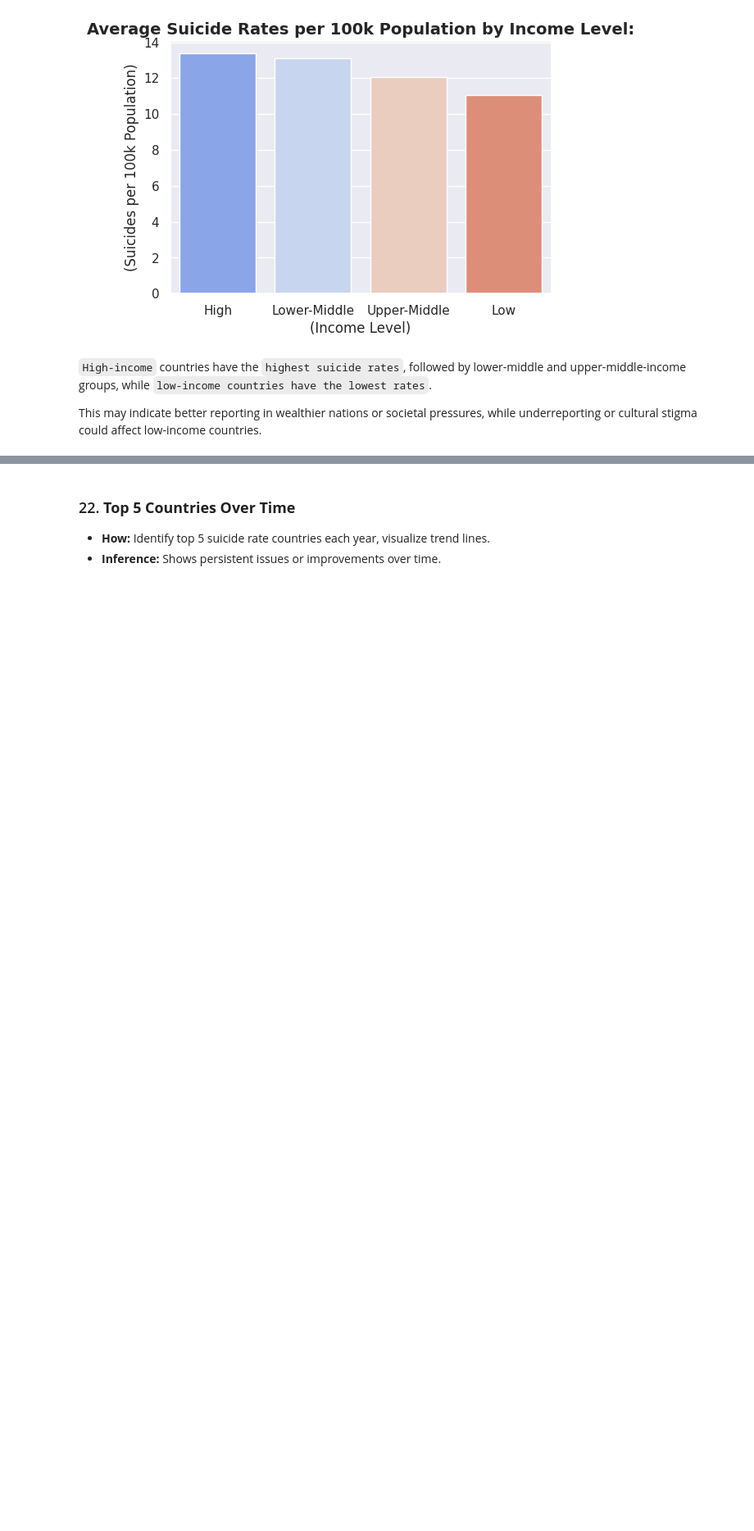
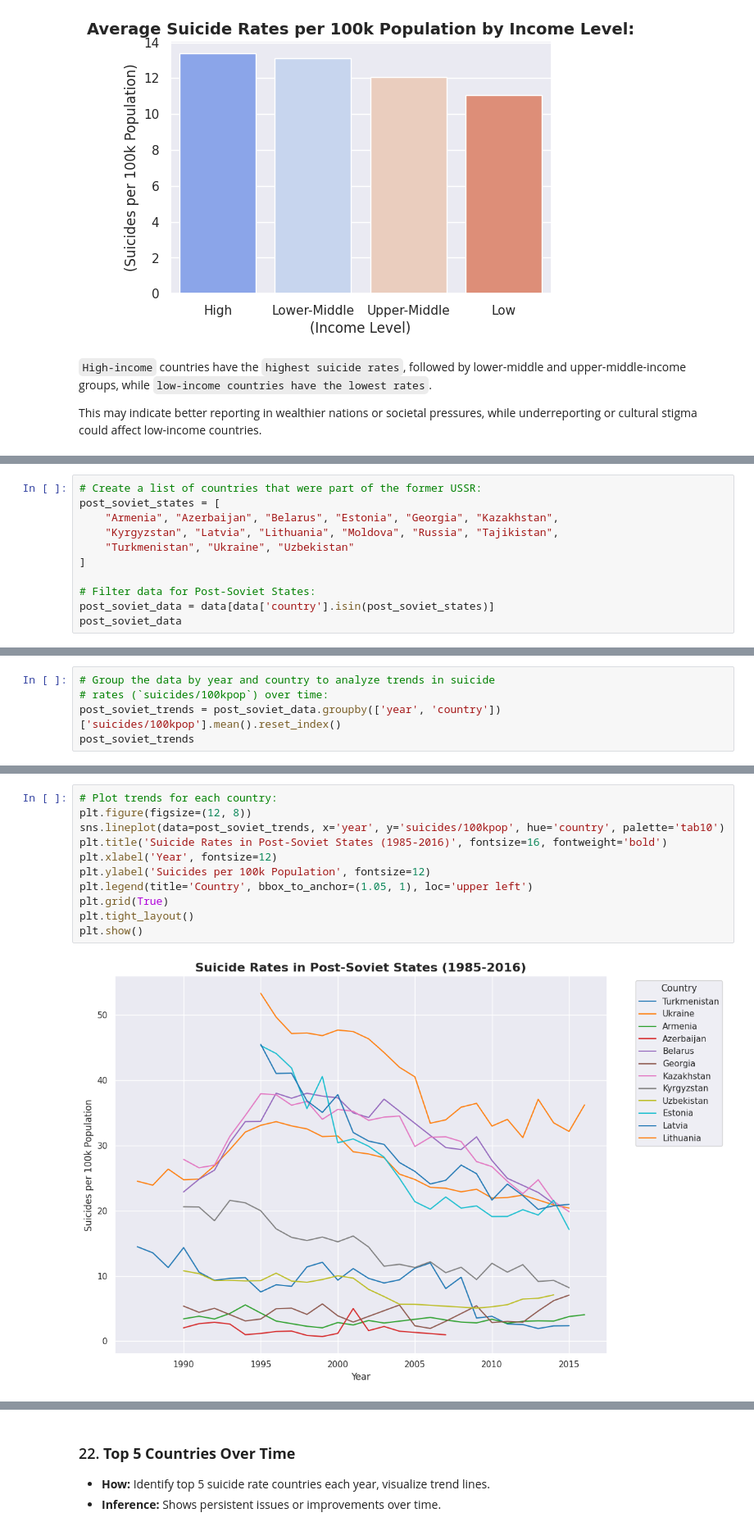
Before and after one commit to RussDai/Projects, a Jupyter notebook: 01_Data_Analysis/26_Suicide_Rates/data_analysis.ipynb, the cells around one changed output, grey strips where cells are left out. Shown at 82% size. Saved outputs shown, nothing was run; the diff lists cells and outputs as text; blank space fills up the shorter version.

Commit message:
Updated Suicides Rate Data Project

```diff
--- a/01_Data_Analysis/26_Suicide_Rates/data_analysis.ipynb
+++ b/01_Data_Analysis/26_Suicide_Rates/data_analysis.ipynb
@@ -1224,0 +1230,11 @@ This may indicate better reporting in wealthier nations or societal pressures, w
+# %%
+# Create a list of countries that were part of the former USSR:
+post_soviet_states = [
+    "Armenia", "Azerbaijan", "Belarus", "Estonia", "Georgia", "Kazakhstan",
+    "Kyrgyzstan", "Latvia", "Lithuania", "Moldova", "Russia", "Tajikistan",
+    "Turkmenistan", "Ukraine", "Uzbekistan"
+]
+
+# Filter data for Post-Soviet States:
+post_soviet_data = data[data['country'].isin(post_soviet_states)]
+post_soviet_data
@@ -1224,0 +1255,5 @@ This may indicate better reporting in wealthier nations or societal pressures, w
+# %%
+# Group the data by year and country to analyze trends in suicide
+# rates (`suicides/100kpop`) over time:
+post_soviet_trends = post_soviet_data.groupby(['year', 'country'])['suicides/100kpop'].mean().reset_index()
+post_soviet_trends
@@ -1224,0 +1274,13 @@ This may indicate better reporting in wealthier nations or societal pressures, w
+# %%
+# Plot trends for each country:
+plt.figure(figsize=(12, 8))
+sns.lineplot(data=post_soviet_trends, x='year', y='suicides/100kpop', hue='country', palette='tab10')
+plt.title('Suicide Rates in Post-Soviet States (1985-2016)', fontsize=16, fontweight='bold')
+plt.xlabel('Year', fontsize=12)
+plt.ylabel('Suicides per 100k Population', fontsize=12)
+plt.legend(title='Country', bbox_to_anchor=(1.05, 1), loc='upper left')
+plt.grid(True)
+plt.tight_layout()
+plt.show()
+# %% [output]
+[figure, added]
```
Also changed, not shown: parts of 23 cells of this notebook.
